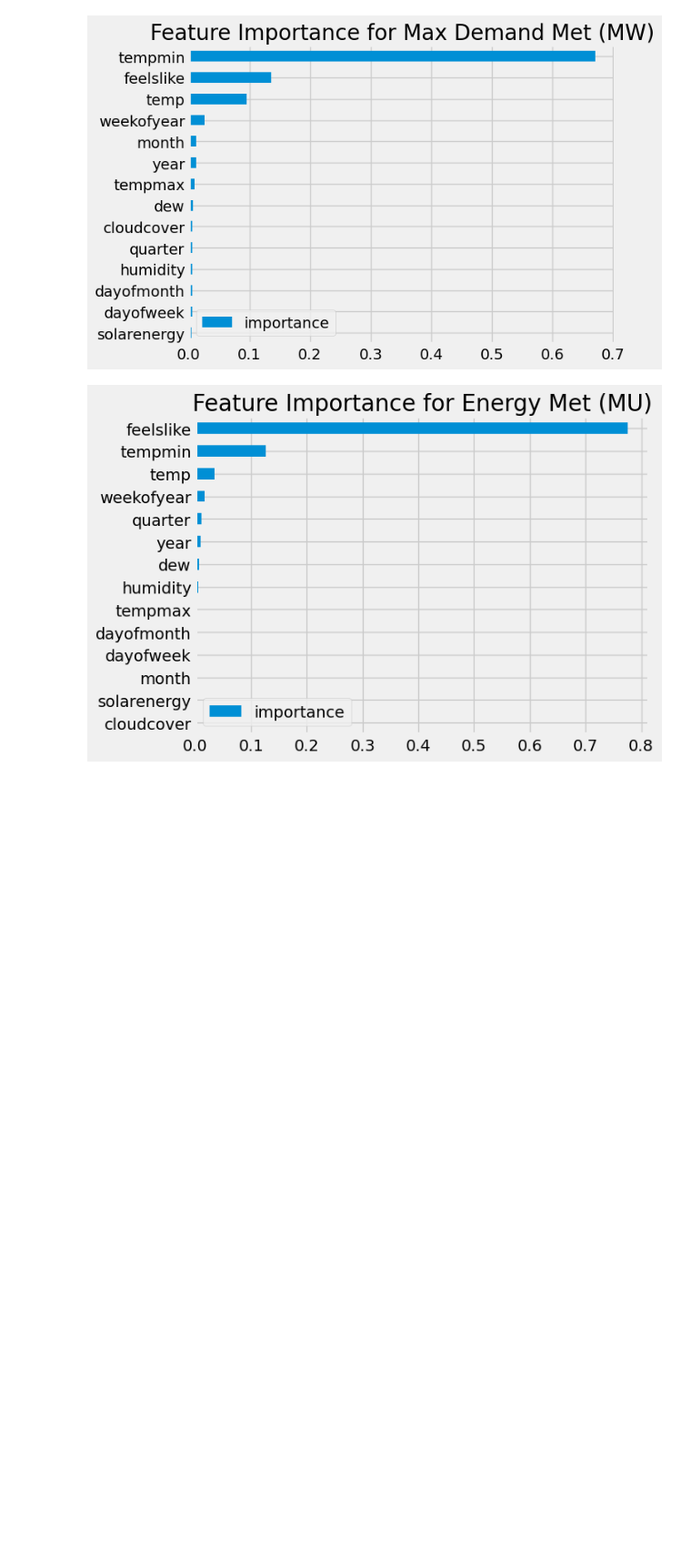
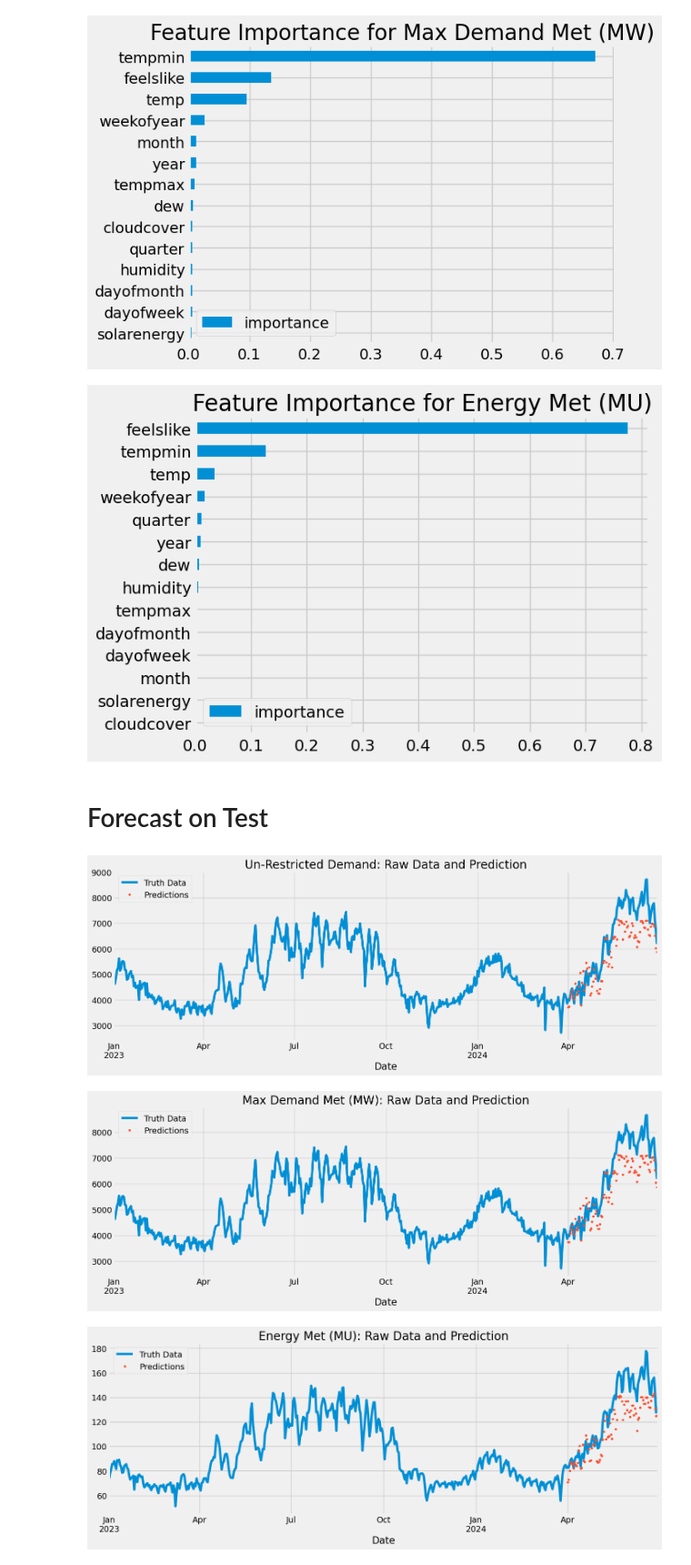
Before and after one commit to PiyushAgrawal626/SIH, a Jupyter notebook: sih-ps-1624.ipynb, the cells around one changed output. Shown: that part at 91% size. Cells and saved outputs as stored; diff of their text form; code cells hidden in the pictures; blank space fills up the shorter version.

```diff
--- a/sih-ps-1624.ipynb
+++ b/sih-ps-1624.ipynb
@@ -160,3 +160,38 @@ plot_feature_importances(reg_energyMet, X_train.columns, 'Feature Importance for
 [figure]
 [figure]
 [figure]
+# %% [markdown]
+# Forecast on Test
+# %%
+# Make predictions
+test['prediction_unrestricted'] = reg_unrestricted.predict(X_test)
+test['prediction_maxDemand'] = reg_maxDemand.predict(X_test)
+test['prediction_energyMet'] = reg_energyMet.predict(X_test)
+
+df = df.merge(test[['prediction_unrestricted', 'prediction_maxDemand', 'prediction_energyMet']],
+              how='left', left_index=True, right_index=True)
+
+# for Un-Restricted Demand
+ax = df[['Un-Restricted Demand']].plot(figsize=(15, 5))
+df['prediction_unrestricted'].plot(ax=ax, style='.')
+plt.legend(['Truth Data', 'Predictions'])
+ax.set_title('Un-Restricted Demand: Raw Data and Prediction')
+plt.show()
+
+# for Max Demand Met (MW)
+ax = df[['Max Demand Met (MW)']].plot(figsize=(15, 5))
+df['prediction_maxDemand'].plot(ax=ax, style='.')
+plt.legend(['Truth Data', 'Predictions'])
+ax.set_title('Max Demand Met (MW): Raw Data and Prediction')
+plt.show()
+
+# for Energy Met (MU)
+ax = df[['Energy Met (MU)']].plot(figsize=(15, 5))
+df['prediction_energyMet'].plot(ax=ax, style='.')
+plt.legend(['Truth Data', 'Predictions'])
+ax.set_title('Energy Met (MU): Raw Data and Prediction')
+plt.show()
+# %% [output]
+[figure, added]
+[figure, added]
+[figure, added]
```
